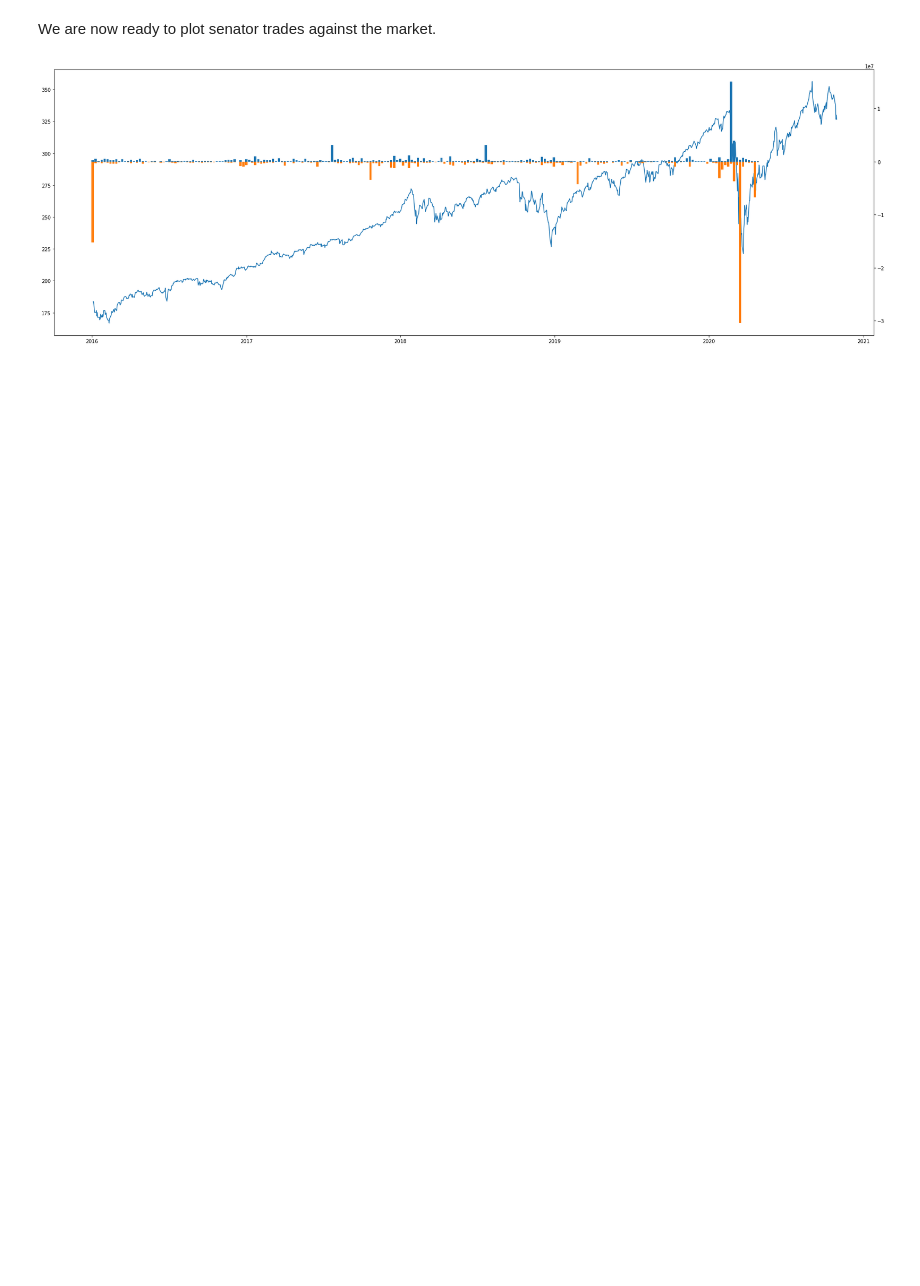
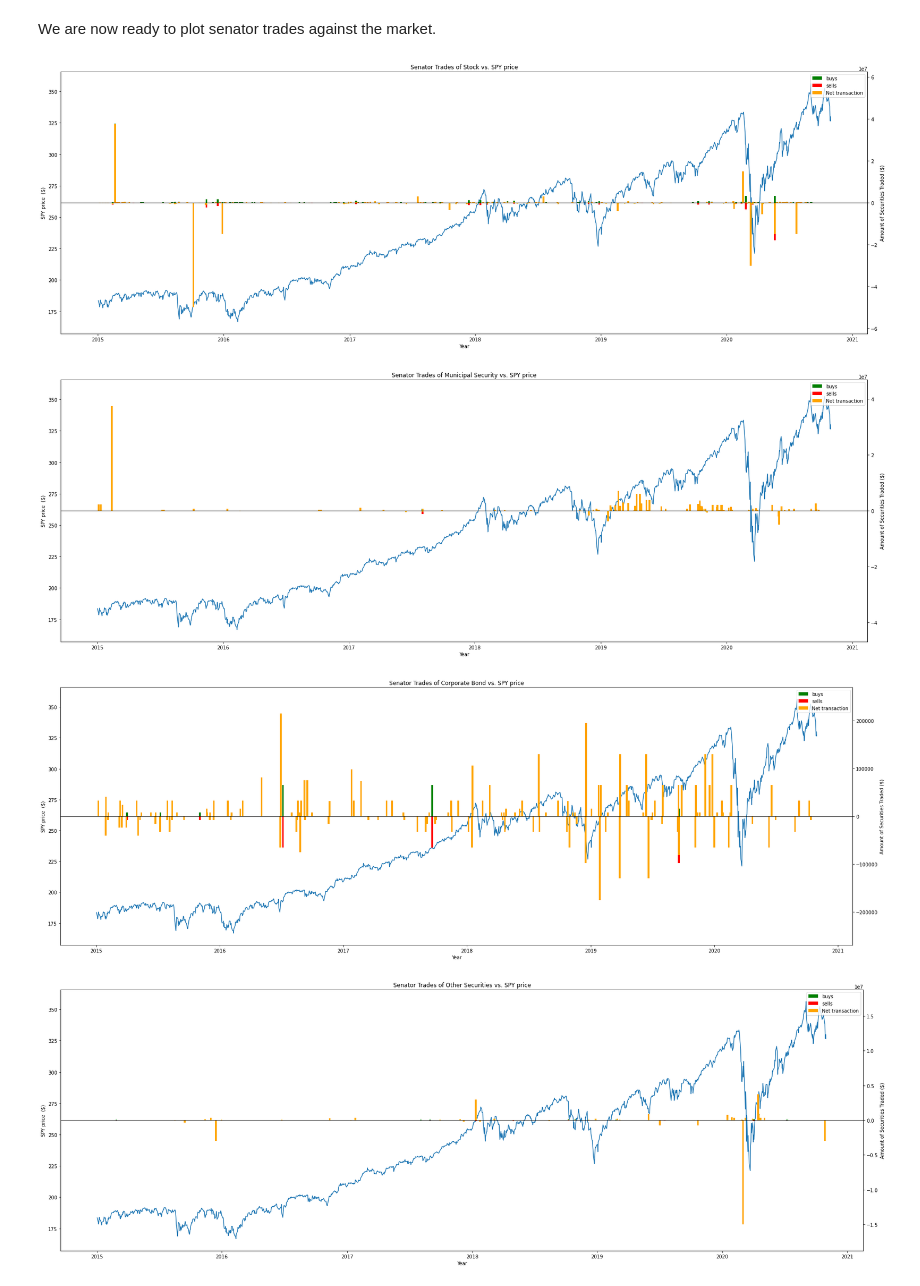
Before and after one commit to prcao/insider-trading, a Jupyter notebook: final.ipynb, the cells around one changed output. Drawn from its saved outputs; the diff is of its cells as text; code cells hidden in the pictures; blank space fills up the shorter version.

```diff
--- a/final.ipynb
+++ b/final.ipynb
@@ -33,6 +33,4 @@ Let's clean this up a little by limiting this to stocks only, and purchases and
 # %%
-df = df[df['asset_type'] == 'Stock']
-
 # Turn transaction_date from string into datetime
 df['transaction_date'] = pd.to_datetime(df['transaction_date'])
 
@@ -124,15 +122,27 @@ df
 # %% [markdown]
 Alright, now we got some rough numerical bounds of each transaction, we can group trades together by date and find the aggregate for each day.
 # %%
-aggregate_action = df.groupby([pd.Grouper(key='transaction_date', freq='W'), 'type']).sum()
+start_date = '2015-01-01'
+end_date = '2020-11-01'
+
+aggregate_action = df.groupby([pd.Grouper(key='transaction_date', freq='D'), 'asset_type', 'type']).sum()
 
 # Groupby makes transaction_date and type an index, we want to convert those back into a column
 aggregate_action.reset_index(inplace=True)
+
+# limit the dataset to a date range
+aggregate_action = aggregate_action[(aggregate_action['transaction_date'] > start_date) & (aggregate_action['transaction_date'] < end_date)]
 
 aggregate_buys = aggregate_action[aggregate_action['type'] == 'Purchase']
 aggregate_sells = aggregate_action[aggregate_action['type'] == 'Sale']
 aggregate_sells['mid_amt'] = aggregate_sells['mid_amt'] * -1
 
+aggregate_total = pd.merge(aggregate_buys, aggregate_sells, on=['transaction_date', 'asset_type'], how='outer').fillna(0)
+aggregate_total['mid_amt'] = aggregate_total['mid_amt_x'] + aggregate_total['mid_amt_y']
+aggregate_total['lower_amt'] = aggregate_total['lower_amt_x'] + aggregate_total['lower_amt_y']
+aggregate_total['upper_amt'] = aggregate_total['upper_amt_x'] + aggregate_total['upper_amt_y']
+
 print(aggregate_buys.head())
 print(aggregate_sells.head())
+print(aggregate_total.head())
 # %% [output]
@@ -153,25 +168,44 @@ We are now ready to plot senator trades against the market.
 # %%
 import matplotlib.pyplot as plt
 
-start_date = '2010-01-01'
-end_date = '2020-11-01'
+for asset_type in aggregate_action['asset_type'].unique():
 
-aggregate_buys = aggregate_buys[(aggregate_buys['transaction_date'] > start_date) & (aggregate_buys['transaction_date'] < end_date)]
-aggregate_sells = aggregate_sells[(aggregate_sells['transaction_date'] > start_date) & (aggregate_sells['transaction_date'] < end_date)]
+    buys = aggregate_buys[aggregate_buys['asset_type'] == asset_type]
+    sells = aggregate_sells[aggregate_sells['asset_type'] == asset_type]
+    total = aggregate_total[aggregate_total['asset_type'] == asset_type]
 
-# We have a lot of data, so we should make the figure very large
-plt.figure(figsize=(30,10))
+    buys = buys[(buys['transaction_date'] > start_date) & (buys['transaction_date'] < end_date)]
+    sells = sells[(sells['transaction_date'] > start_date) & (sells['transaction_date'] < end_date)]
+    total = total[(total['transaction_date'] > start_date) & (total['transaction_date'] < end_date)]
 
-spy_hist.reset_index(inplace=True)
-market = spy_hist[(spy_hist['Date'] > start_date) & (spy_hist['Date'] < end_date)]
-plt.plot(market['Date'], market['Close'])
+    # We have a lot of data, so we should make the figure very large
+    plt.figure(figsize=(30,10))
 
-plt.twinx()
+    spy_hist['Date'] = spy_hist.index
+    market = spy_hist[(spy_hist['Date'] > start_date) & (spy_hist['Date'] < end_date)]
+    plt.plot(market['Date'], market['Close'])
 
-plt.bar(aggregate_buys['transaction_date'], aggregate_buys['mid_amt'], width=5)
-plt.bar(aggregate_sells['transaction_date'], aggregate_sells['mid_amt'], width=5)
+    plt.xlabel('Year')
+    plt.ylabel('SPY price  ($)')
+    ax2 = plt.twinx()
 
+    # scale bar graph limits s.t. 0 is centered in graph
+    limit = max(abs(sells['mid_amt'].min()), buys['mid_amt'].max()) * 1.25
+    ax2.set_ylim(-limit, limit)
+    ax2.spines['bottom'].set_position(('data', 0))
 
-plt.show()
+    plt.ylabel('Amount of Securities Traded ($)')
+
+    plt.bar(buys['transaction_date'], buys['mid_amt'], width=5, label='buys', color='green')
+    plt.bar(sells['transaction_date'], sells['mid_amt'], width=5, label='sells', color='red')
+    plt.bar(total['transaction_date'], total['mid_amt'], width=5, label='Net transaction', color='orange')
+
+    plt.title('Senator Trades of ' + str(asset_type) + ' vs. SPY price')
+    plt.legend()
+
+    plt.show()
 # %% [output]
-[figure, old version]
+[figure, new version]
+[figure, added]
+[figure, added]
+[figure, added]
```
Also changed, not shown: parts of 12 cells of this notebook.
